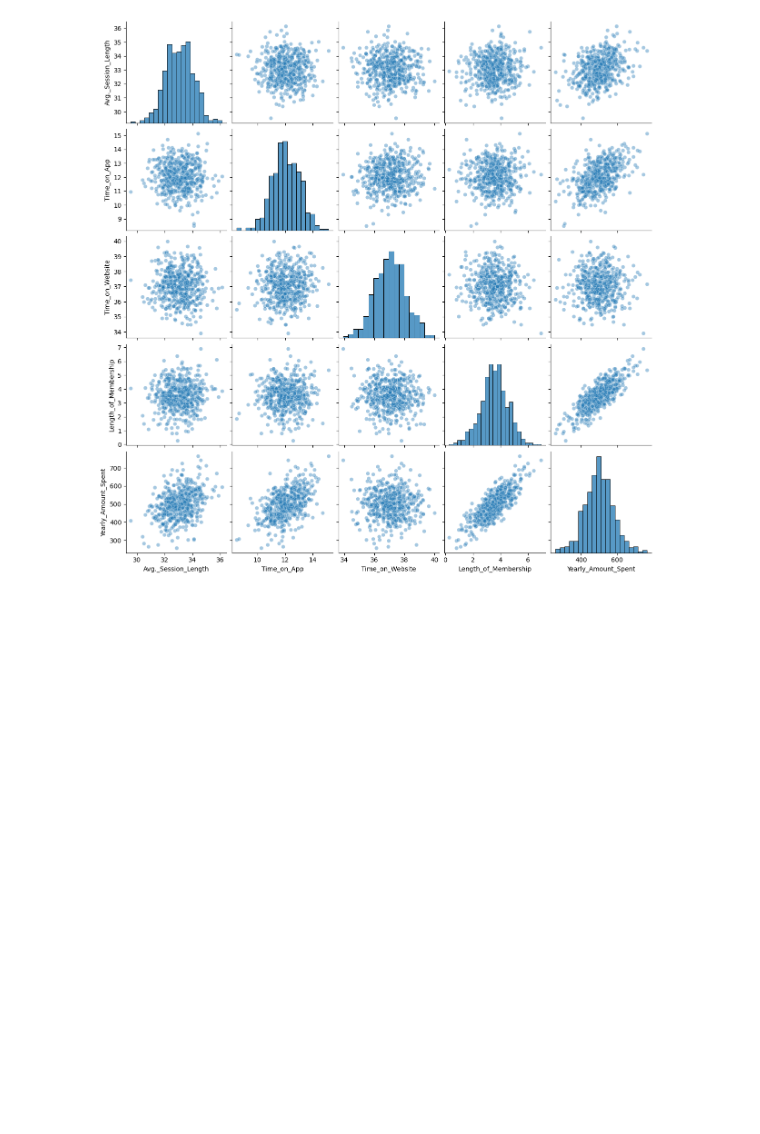
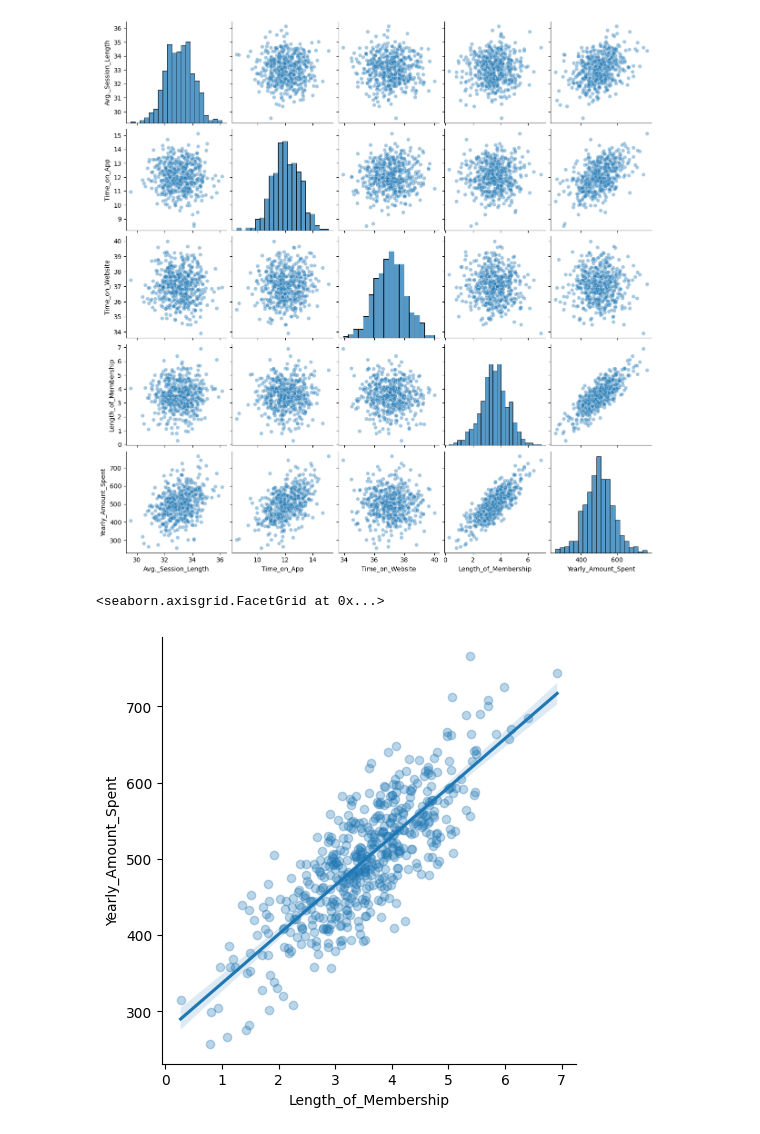
Before and after one commit to dilliram-code/Linear-Regression-E-commerrce-Project, a Jupyter notebook: e-commerceProject.ipynb, the cells around one changed output. Saved outputs shown, nothing was run; the diff lists cells and outputs as text; code cells hidden in the pictures; blank space fills up the shorter version.

Commit message:
plot: lmplot

```diff
--- a/e-commerceProject.ipynb
+++ b/e-commerceProject.ipynb
@@ -95,3 +95,10 @@ sns.pairplot(df, kind='scatter', plot_kws={'alpha':0.4})
 # %% [output]
 <seaborn.axisgrid.PairGrid at 0x...>
 [figure]
+# %%
+# lmplot
+
+sns.lmplot(x='Length_of_Membership', y='Yearly_Amount_Spent', data=df, scatter_kws={'alpha': 0.3})
+# %% [output]
+<seaborn.axisgrid.FacetGrid at 0x...>
+[figure, added]
```
